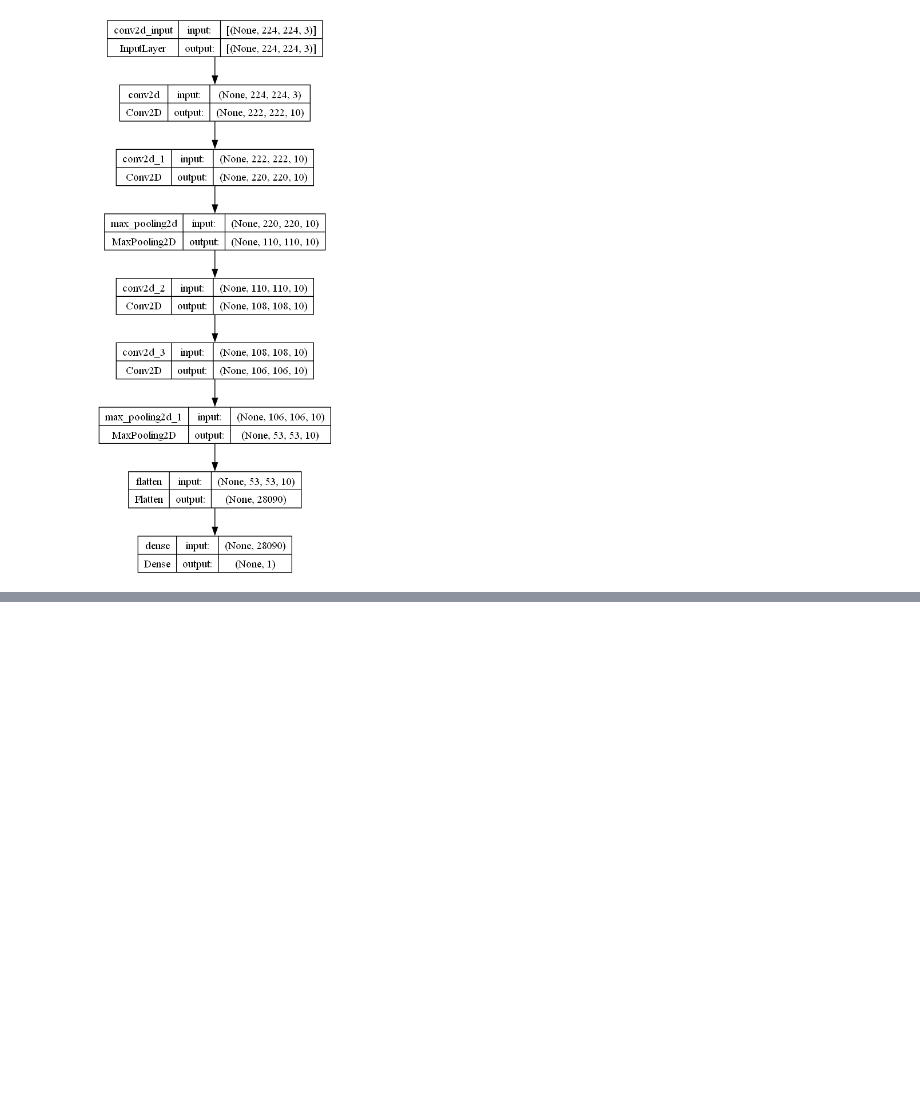
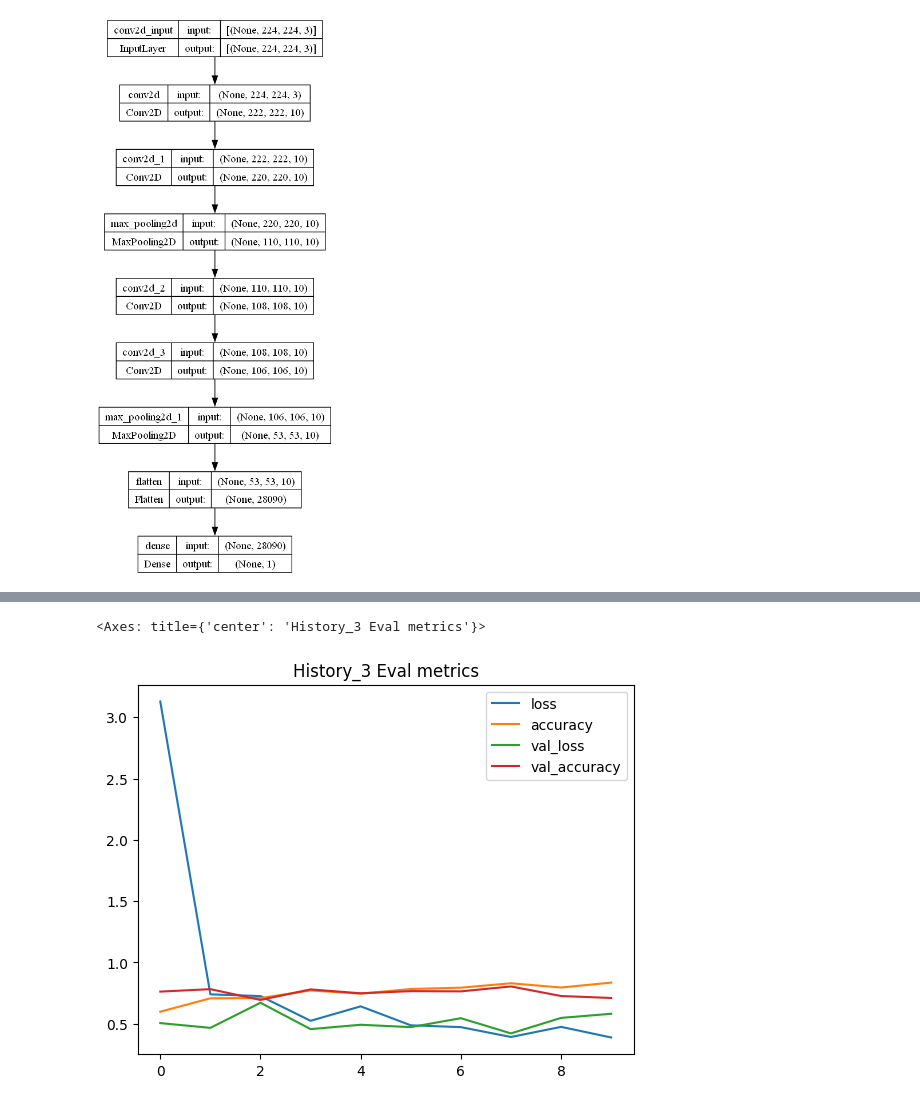
Before and after one commit to saipraneethamvudutha/TensorFlow-Daniel-Brouke, a Jupyter notebook: 03_Convolutional_neural_networks_in_tensorflow.ipynb, the cells around one changed output, grey strips where cells are left out. Drawn from its saved outputs; the diff is of its cells as text; code cells hidden in the pictures; blank space fills up the shorter version.

```diff
--- a/03_Convolutional_neural_networks_in_tensorflow.ipynb
+++ b/03_Convolutional_neural_networks_in_tensorflow.ipynb
@@ -292,0 +359,20 @@ pd.DataFrame(history_1.history).plot(title="Evaluation Metrics")
+# %%
+# Set random seed
+tf.random.set_seed(42)
+
+# Create the model
+model_3=tf.keras.Sequential([
+     tf.keras.layers.Flatten(input_shape=(224,224,3)),
+     tf.keras.layers.Dense(100,activation="relu"),
+     tf.keras.layers.Dense(100,activation="relu"),
+     tf.keras.layers.Dense(100,activation="relu"),
+     tf.keras.layers.Dense(1,activation="sigmoid")
+])
+
+# Compile the model
+model_3.compile(loss="binary_crossentropy",
+                optimizer=tf.keras.optimizers.Adam(),
+                metrics=["accuracy"])
+
+# Fit the model
+histroy_3=model_3.fit(train_data,epochs=10,steps_per_epoch=len(train_data),validation_data=valid_data,validation_steps=len(valid_data))
@@ -292,0 +423,5 @@ pd.DataFrame(history_1.history).plot(title="Evaluation Metrics")
+# %%
+pd.DataFrame(histroy_3.history).plot(title="History_3 Eval metrics")
+# %% [output]
+<Axes: title={'center': 'History_3 Eval metrics'}>
+[figure, added]
```
Also changed, not shown: parts of 18 cells of this notebook, 1 other file.
